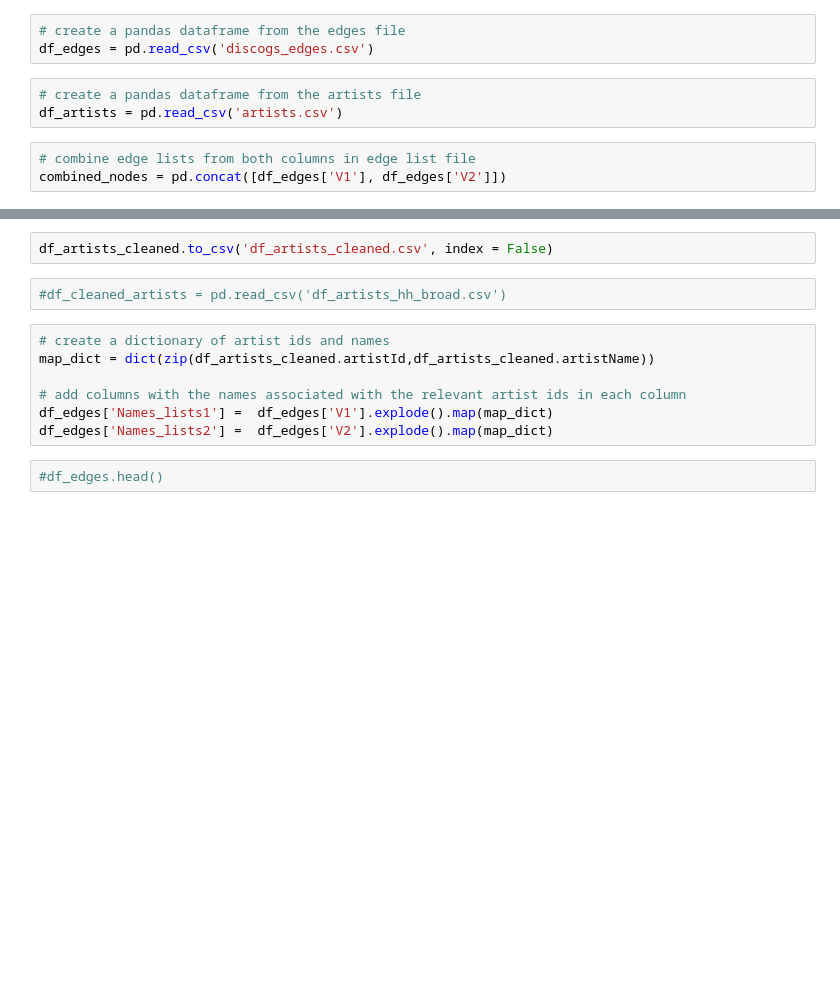
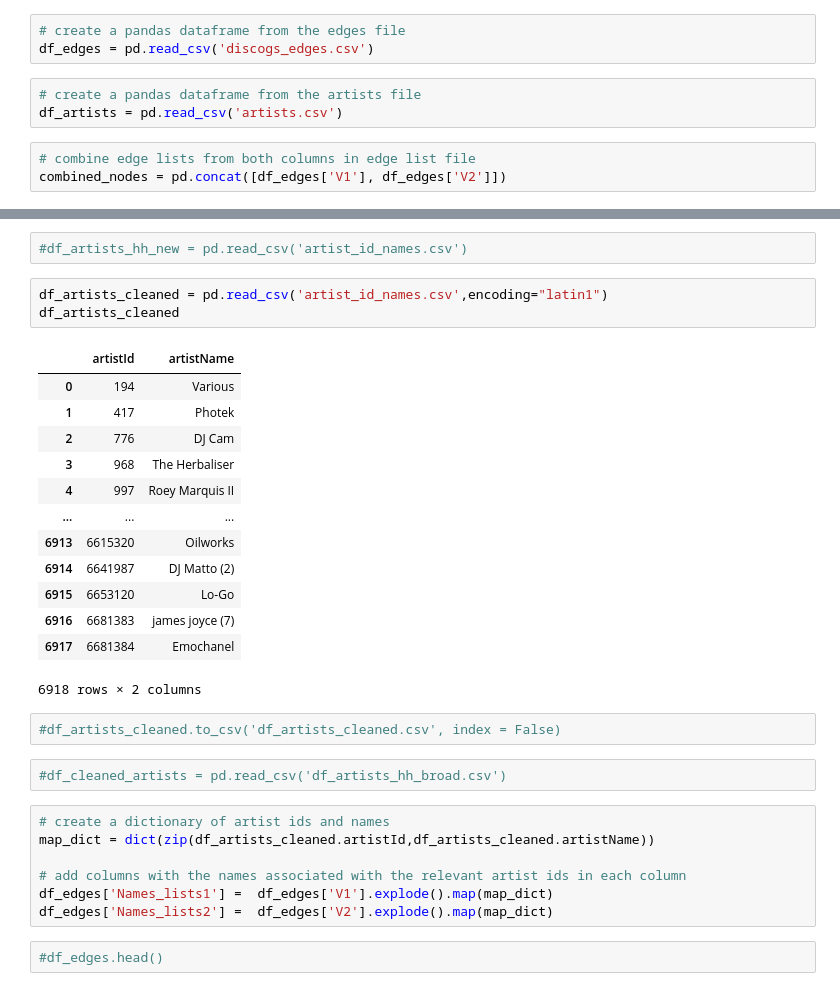
Before and after one commit to portis123/hiphopcollabnetworks, a Jupyter notebook: Converting edge list to names list.ipynb, the cells around one changed output, grey strips where cells are left out. Saved outputs shown, nothing was run; the diff lists cells and outputs as text; blank space fills up the shorter version.

Commit message:
Get relevant artist names from edge list

```diff
--- a/Converting edge list to names list.ipynb
+++ b/Converting edge list to names list.ipynb
@@ -24,5 +113,24 @@ df_artists_cleaned.reset_index(drop=True, inplace=True)
+# %%
+#df_artists_hh_new = pd.read_csv('artist_id_names.csv')
+# %%
+df_artists_cleaned = pd.read_csv('artist_id_names.csv',encoding="latin1")
+df_artists_cleaned
+# %% [output]
+|  | artistId | artistName |
+| 0 | 194 | Various |
+| 1 | 417 | Photek |
+| 2 | 776 | DJ Cam |
+| 3 | 968 | The Herbaliser |
+| 4 | 997 | Roey Marquis II |
+| ... | ... | ... |
+| 6913 | 6615320 | Oilworks |
+| 6914 | 6641987 | DJ Matto (2) |
+| 6915 | 6653120 | Lo-Go |
+| 6916 | 6681383 | james joyce (7) |
+| 6917 | 6681384 | Emochanel |
+6918 rows × 2 columns
 # %%
-df_artists_cleaned.to_csv('df_artists_cleaned.csv', index = False)
+#df_artists_cleaned.to_csv('df_artists_cleaned.csv', index = False)
 # %%
 #df_cleaned_artists = pd.read_csv('df_artists_hh_broad.csv')
 # %%
```
Also changed, not shown: parts of 21 cells of this notebook.
